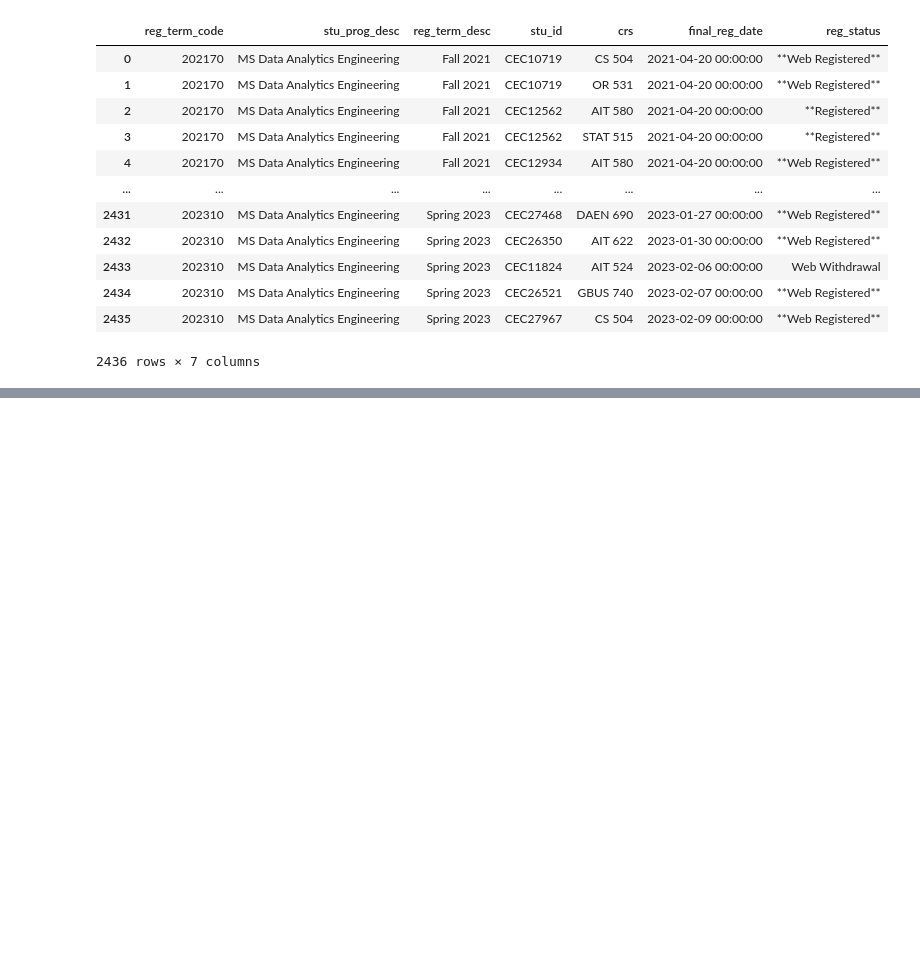
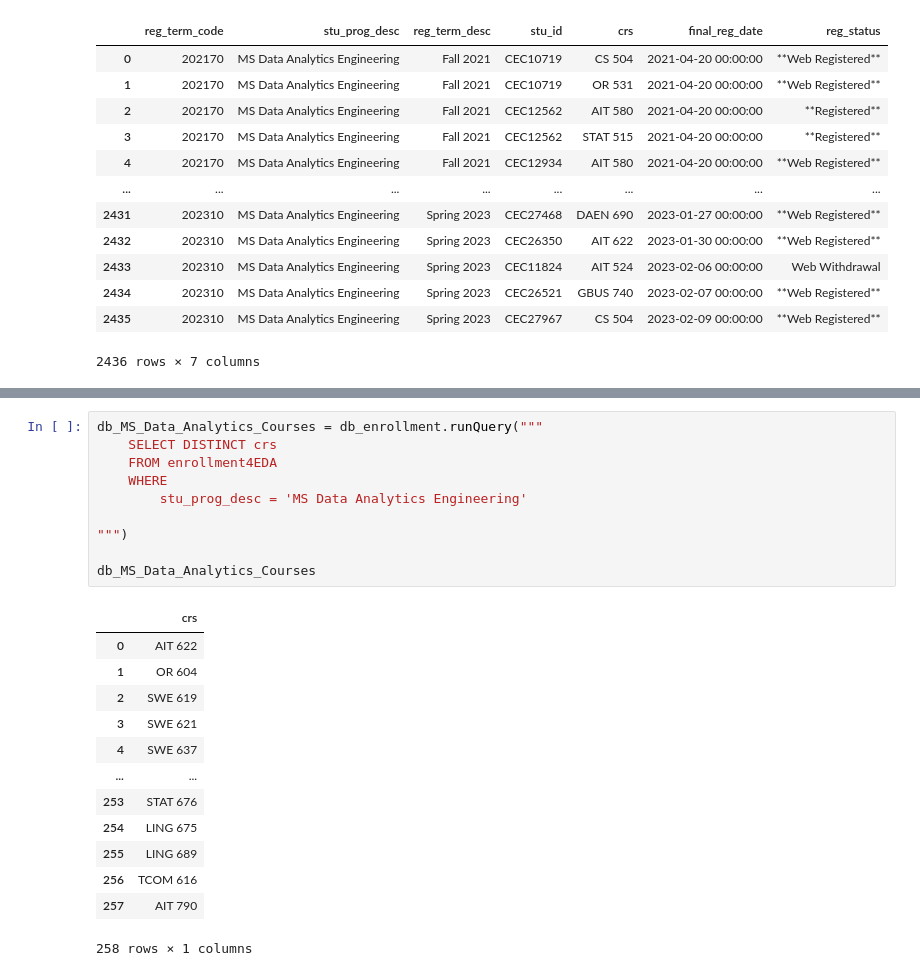
Before and after one commit to GoswamiSagarD/Team-Prophecy, a Jupyter notebook: Code/02_MachineLearning/EDA/EDA_Telina.ipynb, the cells around one changed output, grey strips where cells are left out. Cells and saved outputs as stored; diff of their text form; blank space fills up the shorter version.

```diff
--- a/Code/02_MachineLearning/EDA/EDA_Telina.ipynb
+++ b/Code/02_MachineLearning/EDA/EDA_Telina.ipynb
@@ -203,0 +209,24 @@ db_enrollment.runQuery("""
+# %%
+db_MS_Data_Analytics_Courses = db_enrollment.runQuery("""
+    SELECT DISTINCT crs
+    FROM enrollment4EDA
+    WHERE
+        stu_prog_desc = 'MS Data Analytics Engineering'
+
+""")
+
+db_MS_Data_Analytics_Courses
+# %% [output]
+|  | crs |
+| 0 | AIT 622 |
+| 1 | OR 604 |
+| 2 | SWE 619 |
+| 3 | SWE 621 |
+| 4 | SWE 637 |
+| ... | ... |
+| 253 | STAT 676 |
+| 254 | LING 675 |
+| 255 | LING 689 |
+| 256 | TCOM 616 |
+| 257 | AIT 790 |
+258 rows × 1 columns
```
Also changed, not shown: parts of 4 cells of this notebook.
